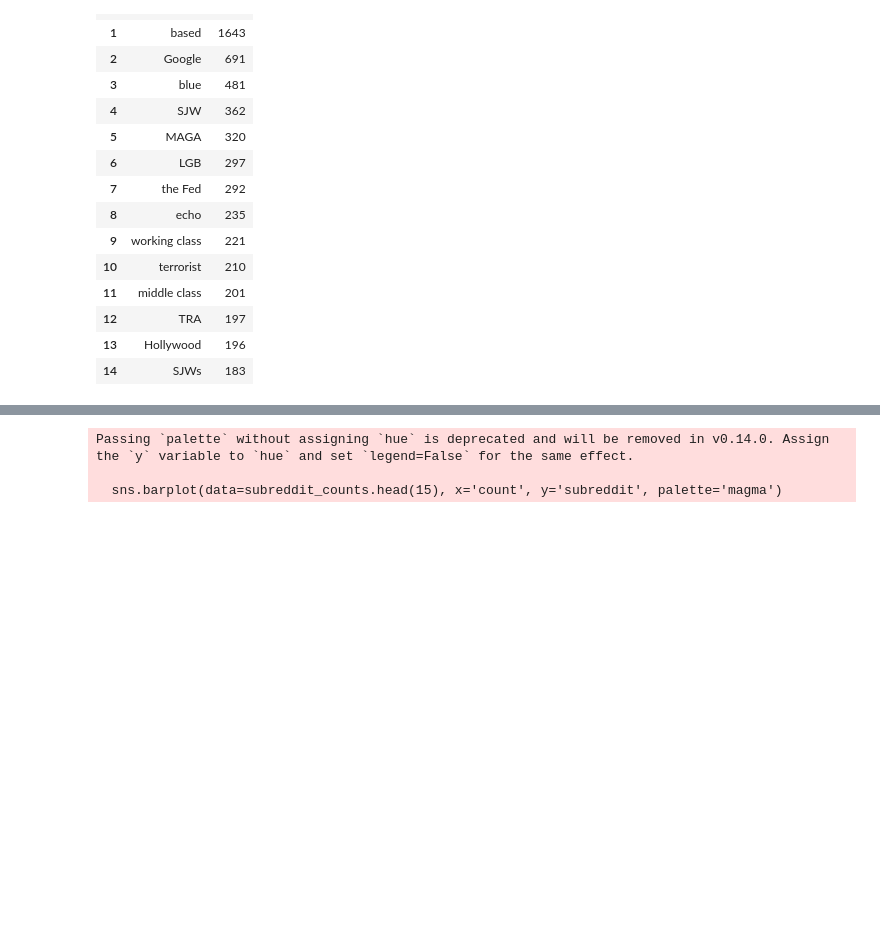
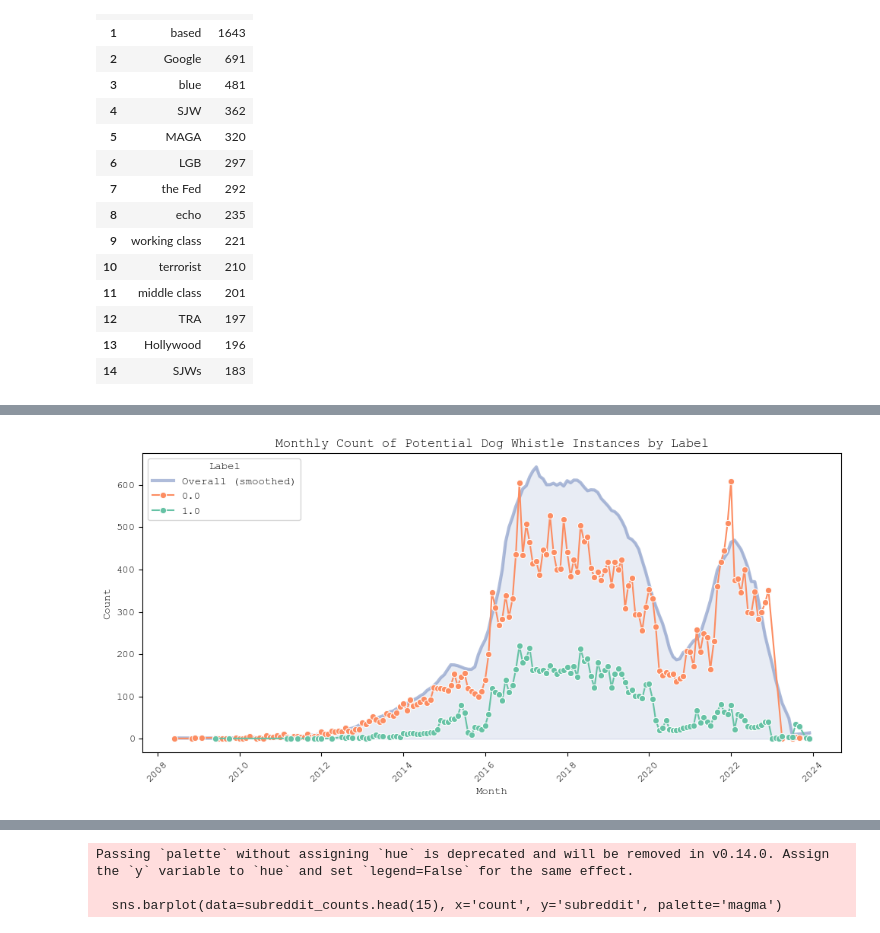
Before and after one commit to lino-zurmuehl/Master_Thesis_Dogwhistle, a Jupyter notebook: EDA.ipynb, the cells around one changed output, grey strips where cells are left out. Drawn from its saved outputs; the diff is of its cells as text; code cells hidden in the pictures; blank space fills up the shorter version.

```diff
--- a/EDA.ipynb
+++ b/EDA.ipynb
@@ -188,0 +181,55 @@ plt.show()
+# %%
+# Convert only label 0 dates to MM/DD/YYYY, leave others as is
+mask = df['lable'] == 0
+df.loc[mask, 'date'] = pd.to_datetime(df.loc[mask, 'date'], errors='coerce').dt.strftime('%m/%d/%Y')
+# Convert the date column to datetime format
+df['date'] = pd.to_datetime(df['date'], errors='coerce')
+df['month'] = df['date'].dt.to_period('M')
+
+# Group by month and label
+monthly_counts_label = df.groupby(['month', 'lable']).size().reset_index(name='counts')
+monthly_counts_label['month'] = monthly_counts_label['month'].dt.to_timestamp()
+
+# Compute overall monthly counts and rolling mean for smoothing
+monthly_counts_total = df.groupby('month').size().reset_index(name='counts')
+monthly_counts_total['month'] = monthly_counts_total['month'].dt.to_timestamp()
+monthly_counts_total['smoothed'] = monthly_counts_total['counts'].rolling(window=10, center=True, min_periods=1).mean()
+
+plt.figure(figsize=(10, 5))
+
+# Plot and fill the smoothed overall distribution (behind)
+plt.plot(
+    monthly_counts_total['month'],
+    monthly_counts_total['smoothed'],
+    color=custom_palette[2],
+    linewidth=3,
+    alpha=0.7,
+    label='Overall (smoothed)'
+)
+plt.fill_between(
+    monthly_counts_total['month'],
+    monthly_counts_total['smoothed'],
+    color=custom_palette[2],
+    alpha=0.2
+)
+
+# Plot split by label
+sns.lineplot(
+    data=monthly_counts_label,
+    x='month',
+    y='counts',
+    hue='lable',
+    palette=custom_palette[:2],  # [negative, positive]
+    marker='o'
+)
+
+plt.title("Monthly Count of Potential Dog Whistle Instances by Label")
+plt.xlabel("Month")
+plt.ylabel("Count")
+plt.xticks(rotation=45)
+plt.legend(title='Label', loc='upper left')
+plt.tight_layout()
+plt.savefig('plots/count_over_time.png', bbox_inches='tight', dpi=300)
+plt.show()
+# %% [output]
+[figure, added]
```
Also changed, not shown: parts of 7 cells of this notebook, 4 other files.
